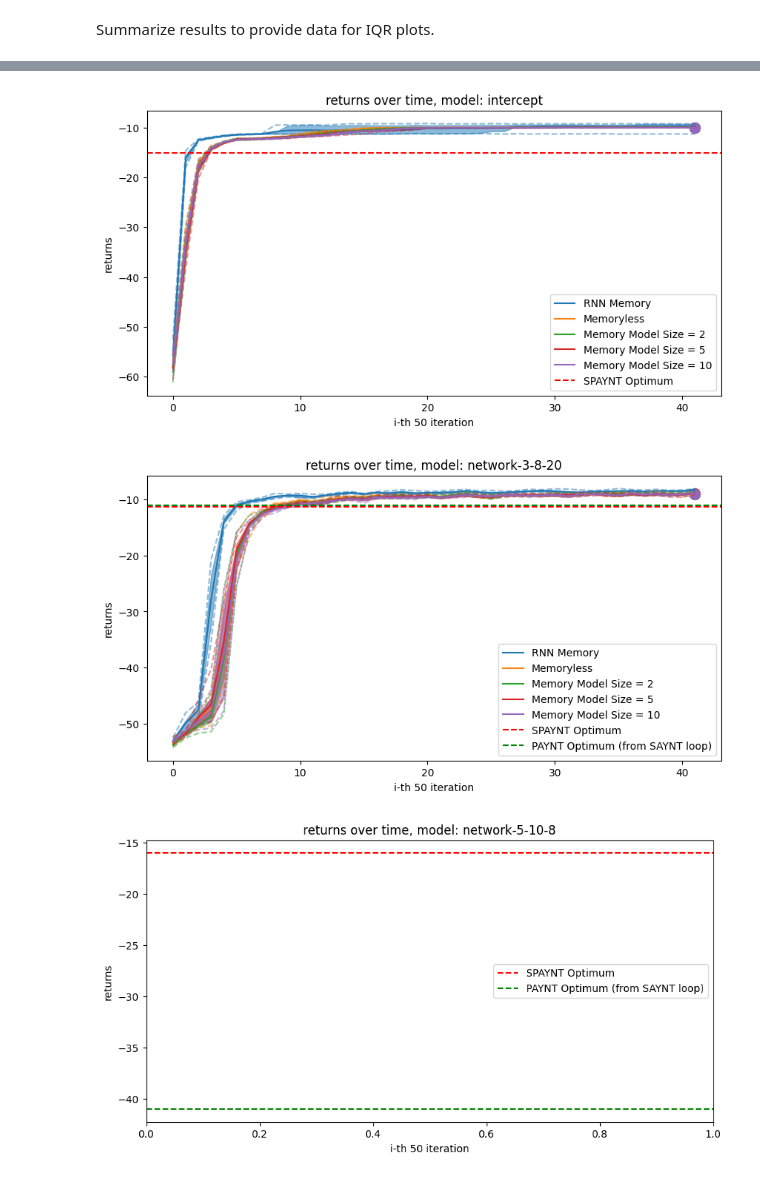
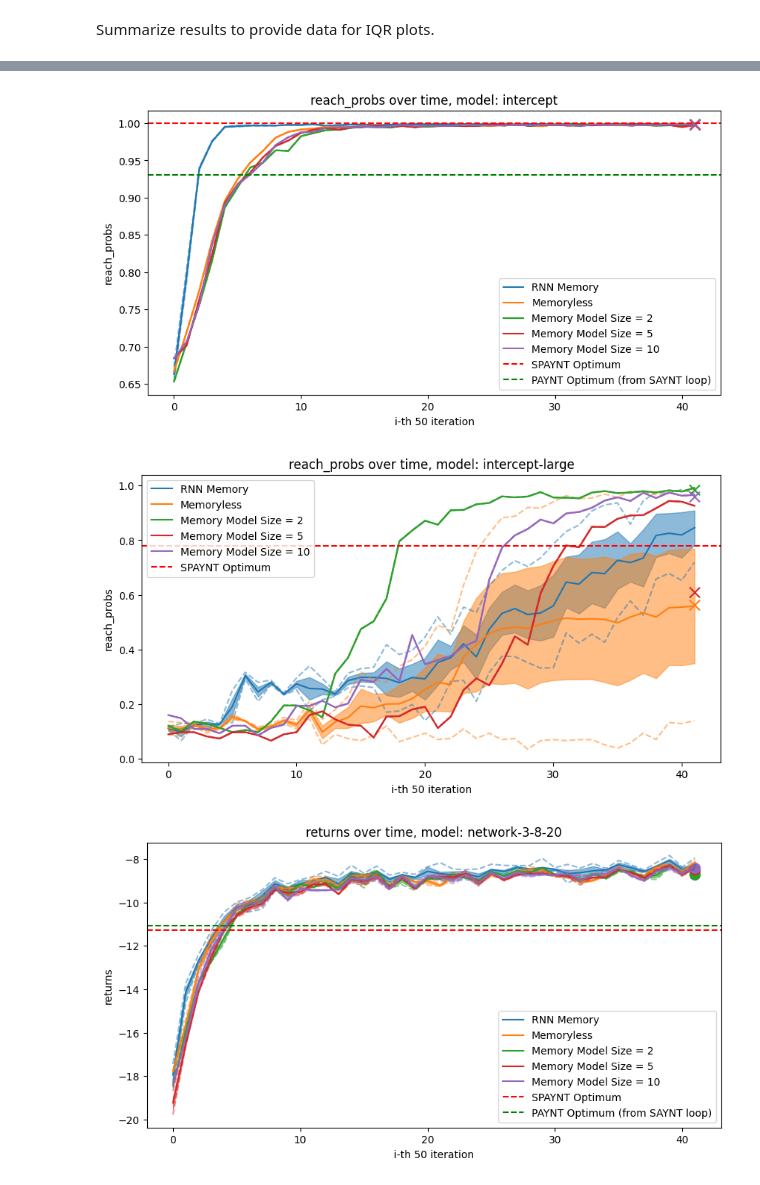
Before and after one commit to DaveHudiny/synthesis, a Jupyter notebook: jupyter_notebook.ipynb, the cells around one changed output, grey strips where cells are left out. Drawn from its saved outputs; the diff is of its cells as text; code cells hidden in the pictures.

```diff
--- a/jupyter_notebook.ipynb
+++ b/jupyter_notebook.ipynb
@@ -144,11 +188,12 @@ experiment_folders_loop = {
 }
 
 experiment_folders_memory_models = {
-    "RNN Memory": "rl_src/experiments_interpretation2/experiments_0.00016_256/",
-    "Memoryless": "rl_src/experiments_interpretation2_rnn_less/experiments_0.00016_256/",
-    "Memory Model Size = 2": "rl_src/experiments_interpretation2_rnn_less_memory_2/experiments_0.00016_256/",
-    "Memory Model Size = 5": "rl_src/experiments_interpretation2_rnn_less_memory_5/experiments_0.00016_256/",
-    "Memory Model Size = 10": "rl_src/experiments_interpretation2_rnn_less_memory_10/experiments_0.00016_256/",
+    "RNN Memory": "rl_src/experiments_fixed_simulator/experiments_0.00016_256/",
+    "Memoryless": "rl_src/experiments_fixed_simulator_rnn_less/experiments_0.00016_256/",
+    "Memory Model Size = 2": "rl_src/experiments_fixed_simulator_rnn_less_memory_2/experiments_0.00016_256/",
+    "Memory Model Size = 5": "rl_src/experiments_fixed_simulator_rnn_less_memory_5/experiments_0.00016_256/",
+    "Memory Model Size = 10": "rl_src/experiments_fixed_simulator_rnn_less_memory_10/experiments_0.00016_256/",
+    "RNN Memory Larger": "rl_src/experiments_fixed_simulator/experiments_6.6e-05_256/",
 }
 
 experiment_folders = experiment_folders_memory_models
@@ -164,24 +209,29 @@ merged_fscs = {name: merge_multiple_runs(fscs[name], init_fsc_result_dict) for n
 # %% [markdown]
 Summarize results to provide data for IQR plots.
 # %%
-from rl_src.plots_json import DICT_OF_PREV_STATS
+
 def get_previous_optimum_constant(name, metric):
     if name in DICT_OF_PREV_STATS:
         if metric == "returns":
             return DICT_OF_PREV_STATS[name].best_return_spaynt
         elif metric == "reach_probs":
+
             return DICT_OF_PREV_STATS[name].best_reach_probs_spaynt
 
 PAYNT_OPTIMAS = {
-    "evade": None,
+    "evade": 0.932,
     "geo-2-8": 0.569,
     "intercept-n7-r1": None,
-    "intercept": None,
+    "intercept": 0.931,
     "network-3-8-20": -11.070,
     "network-5-10-8": -41.026,
     "refuel-10": 0.180,
     "refuel-20": 0.243,
-    "rocks-16": -46.0
+    "rocks-16": -46.0,
+    "intercept-large": None,
+    "drone-2-8-1": 0.0,
+    "maze-10" : 4.059,
+    "maze-10-rewarded" : 1.0 # 40.59,
 }
 def get_paynt_default_optimum(name, metric):
     if name in PAYNT_OPTIMAS:
@@ -254,16 +304,19 @@ def plot_results_for_single_model(merged_results, model_name, metric, save_fig=F
     plot_results_for_single_experiment_with_metric(pdf, metric, model_name, save_fig=save_fig, save_path=save_path)
 # %%
 map_model_metric = {
-    "evade" : "returns",
+    "evade" : "reach_probs",
     "geo-2-8" : "reach_probs",
     "intercept-n7-r1": "reach_probs",
-    "intercept": "returns",
+    "intercept": "reach_probs",
+    "intercept-large": "reach_probs",
     "network-3-8-20": "returns",
     "network-5-10-8": "returns",
     "refuel-10": "reach_probs",
     "refuel-20": "reach_probs",
     "rocks-16": "returns",
-    "super-intercept": "reach_probs"
+    "super-intercept": "reach_probs",
+    "drone-2-8-1": "reach_probs",
+    "maze-10-rewarded": "reach_probs",
 }
 
 for model_name in map_model_metric:
@@ -291,4 +344,4 @@ Error in plotting PAYNT bounds: 'paynt_bounds'
 [figure]
-[figure, old version]
+[figure, new version]
-[figure, old version]
+[figure, new version]
-[figure, old version]
+[figure, new version]
```
Also changed, not shown: parts of 3 cells of this notebook, 27 other files.
